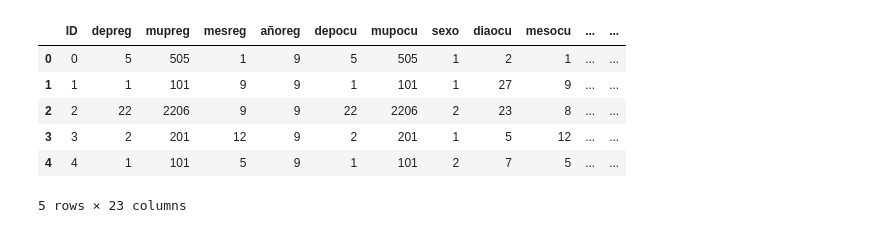
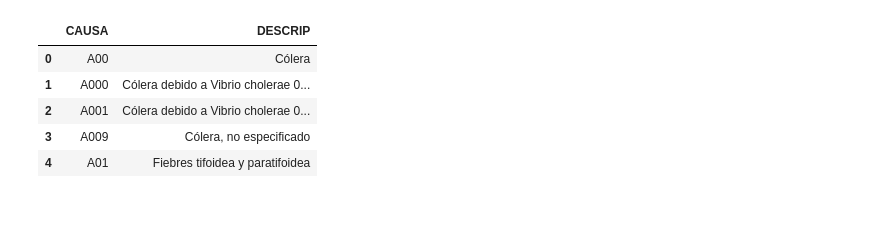
Before and after one commit to cayomol01/Proyecto1MD, a Jupyter notebook: logisticRgression.ipynb, the cells around one changed output. Cells and saved outputs as stored; diff of their text form; code cells hidden in the pictures.

```diff
--- a/logisticRgression.ipynb
+++ b/logisticRgression.ipynb
@@ -9,16 +12,14 @@ from sklearn.model_selection import learning_curve
 # %%
 enfermedades = pd.read_excel('archivos/CIE.xlsx')
 new_df = pd.read_csv('archivos/NewDataAll.csv', low_memory= False)
-
-new_df.head(5)
+enfermedades.head(5)
 # %% [output]
-|  | ID | depreg | mupreg | mesreg | añoreg | depocu | mupocu | sexo | diaocu | mesocu | ... | ... |
-| 0 | 0 | 5 | 505 | 1 | 9 | 5 | 505 | 1 | 2 | 1 | ... | ... |
-| 1 | 1 | 1 | 101 | 9 | 9 | 1 | 101 | 1 | 27 | 9 | ... | ... |
-| 2 | 2 | 22 | 2206 | 9 | 9 | 22 | 2206 | 2 | 23 | 8 | ... | ... |
-| 3 | 3 | 2 | 201 | 12 | 9 | 2 | 201 | 1 | 5 | 12 | ... | ... |
-| 4 | 4 | 1 | 101 | 5 | 9 | 1 | 101 | 2 | 7 | 5 | ... | ... |
+|  | CAUSA | DESCRIP |
+| 0 | A00 | Cólera |
+| 1 | A000 | Cólera debido a Vibrio cholerae 0... |
+| 2 | A001 | Cólera debido a Vibrio cholerae 0... |
+| 3 | A009 | Cólera, no especificado |
+| 4 | A01 | Fiebres tifoidea y paratifoidea |
-5 rows × 23 columns
 # %%
 # Preprocesar los datos
 new_df['caudef']
```
Also changed, not shown: parts of 7 cells of this notebook.
